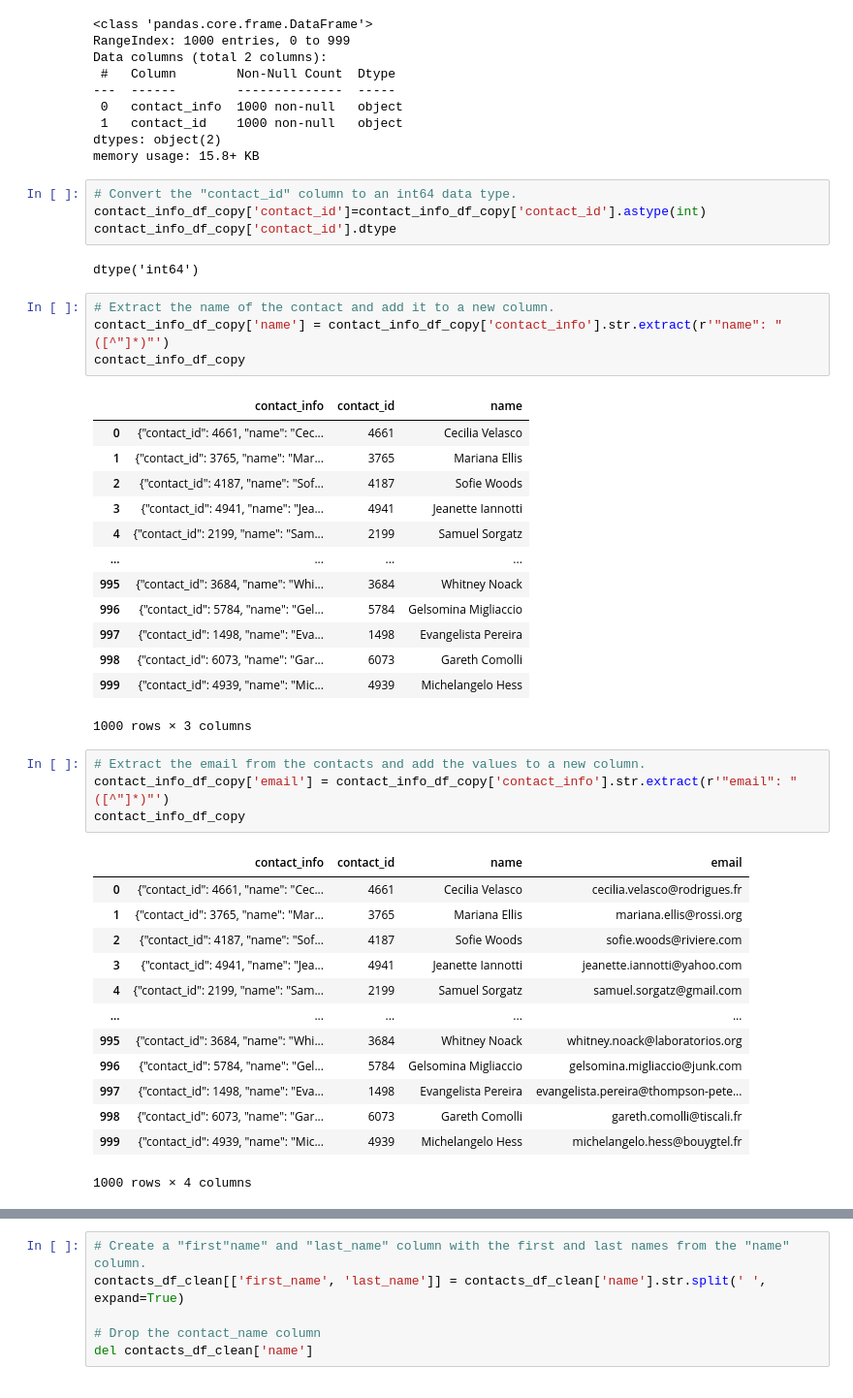
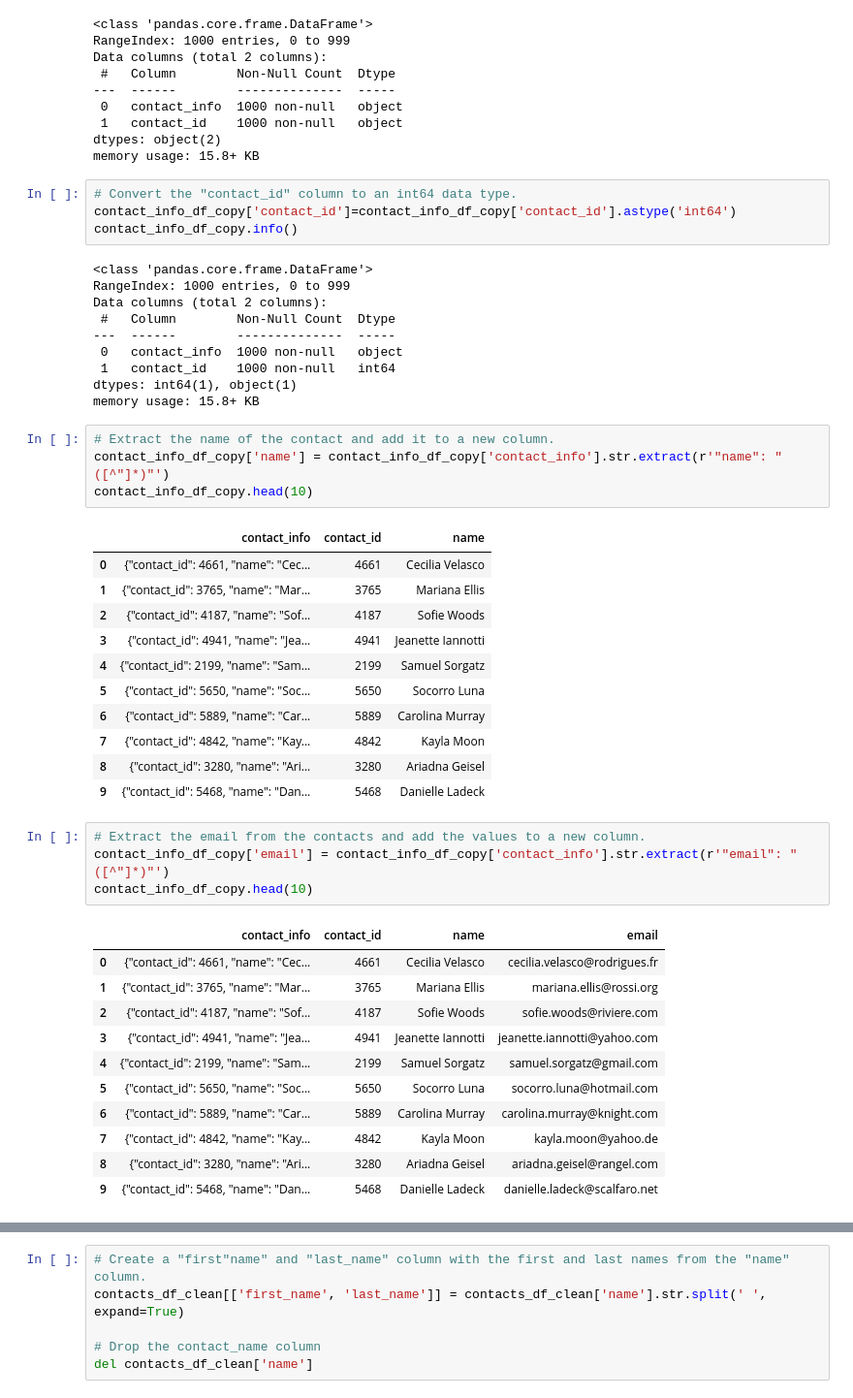
Before and after one commit to msills30/Project-2, a Jupyter notebook: ETL_Mini_Project_Starter_Code-Completed.ipynb, the cells around one changed output, grey strips where cells are left out. Shown: that part at 97% size. Drawn from its saved outputs; the diff is of its cells as text.

```diff
--- a/ETL_Mini_Project_Starter_Code-Completed.ipynb
+++ b/ETL_Mini_Project_Starter_Code-Completed.ipynb
@@ -475,14 +468,22 @@ dtypes: object(2)
 memory usage: 15.8+ KB
 # %%
 # Convert the "contact_id" column to an int64 data type.
-contact_info_df_copy['contact_id']=contact_info_df_copy['contact_id'].astype(int)
-contact_info_df_copy['contact_id'].dtype
+contact_info_df_copy['contact_id']=contact_info_df_copy['contact_id'].astype('int64')
+contact_info_df_copy.info()
 # %% [output]
-dtype('int64')
+<class 'pandas.core.frame.DataFrame'>
+RangeIndex: 1000 entries, 0 to 999
+Data columns (total 2 columns):
+ #   Column        Non-Null Count  Dtype
+---  ------        --------------  -----
+ 0   contact_info  1000 non-null   object
+ 1   contact_id    1000 non-null   int64
+dtypes: int64(1), object(1)
+memory usage: 15.8+ KB
 # %%
 # Extract the name of the contact and add it to a new column.
 contact_info_df_copy['name'] = contact_info_df_copy['contact_info'].str.extract(r'"name": "([^"]*)"')
-contact_info_df_copy
+contact_info_df_copy.head(10)
 # %% [output]
 |  | contact_info | contact_id | name |
 | 0 | {"contact_id": 4661, "name": "Cec... | 4661 | Cecilia Velasco |
@@ -490,31 +491,27 @@ contact_info_df_copy
 | 2 | {"contact_id": 4187, "name": "Sof... | 4187 | Sofie Woods |
 | 3 | {"contact_id": 4941, "name": "Jea... | 4941 | Jeanette Iannotti |
 | 4 | {"contact_id": 2199, "name": "Sam... | 2199 | Samuel Sorgatz |
-| ... | ... | ... | ... |
-| 995 | {"contact_id": 3684, "name": "Whi... | 3684 | Whitney Noack |
-| 996 | {"contact_id": 5784, "name": "Gel... | 5784 | Gelsomina Migliaccio |
-| 997 | {"contact_id": 1498, "name": "Eva... | 1498 | Evangelista Pereira |
-| 998 | {"contact_id": 6073, "name": "Gar... | 6073 | Gareth Comolli |
-| 999 | {"contact_id": 4939, "name": "Mic... | 4939 | Michelangelo Hess |
+| 5 | {"contact_id": 5650, "name": "Soc... | 5650 | Socorro Luna |
+| 6 | {"contact_id": 5889, "name": "Car... | 5889 | Carolina Murray |
+| 7 | {"contact_id": 4842, "name": "Kay... | 4842 | Kayla Moon |
+| 8 | {"contact_id": 3280, "name": "Ari... | 3280 | Ariadna Geisel |
+| 9 | {"contact_id": 5468, "name": "Dan... | 5468 | Danielle Ladeck |
-1000 rows × 3 columns
 # %%
 # Extract the email from the contacts and add the values to a new column.
 contact_info_df_copy['email'] = contact_info_df_copy['contact_info'].str.extract(r'"email": "([^"]*)"')
-contact_info_df_copy
+contact_info_df_copy.head(10)
 # %% [output]
 |  | contact_info | contact_id | name | email |
 | 0 | {"contact_id": 4661, "name": "Cec... | 4661 | Cecilia Velasco | cecilia.velasco@rodrigues.fr |
 | 1 | {"contact_id": 3765, "name": "Mar... | 3765 | Mariana Ellis | mariana.ellis@rossi.org |
 | 2 | {"contact_id": 4187, "name": "Sof... | 4187 | Sofie Woods | sofie.woods@riviere.com |
 | 3 | {"contact_id": 4941, "name": "Jea... | 4941 | Jeanette Iannotti | jeanette.iannotti@yahoo.com |
 | 4 | {"contact_id": 2199, "name": "Sam... | 2199 | Samuel Sorgatz | samuel.sorgatz@gmail.com |
-| ... | ... | ... | ... | ... |
-| 995 | {"contact_id": 3684, "name": "Whi... | 3684 | Whitney Noack | whitney.noack@laboratorios.org |
-| 996 | {"contact_id": 5784, "name": "Gel... | 5784 | Gelsomina Migliaccio | gelsomina.migliaccio@junk.com |
-| 997 | {"contact_id": 1498, "name": "Eva... | 1498 | Evangelista Pereira | evangelista.pereira@thompson-pete... |
-| 998 | {"contact_id": 6073, "name": "Gar... | 6073 | Gareth Comolli | gareth.comolli@tiscali.fr |
-| 999 | {"contact_id": 4939, "name": "Mic... | 4939 | Michelangelo Hess | michelangelo.hess@bouygtel.fr |
+| 5 | {"contact_id": 5650, "name": "Soc... | 5650 | Socorro Luna | socorro.luna@hotmail.com |
+| 6 | {"contact_id": 5889, "name": "Car... | 5889 | Carolina Murray | carolina.murray@knight.com |
+| 7 | {"contact_id": 4842, "name": "Kay... | 4842 | Kayla Moon | kayla.moon@yahoo.de |
+| 8 | {"contact_id": 3280, "name": "Ari... | 3280 | Ariadna Geisel | ariadna.geisel@rangel.com |
+| 9 | {"contact_id": 5468, "name": "Dan... | 5468 | Danielle Ladeck | danielle.ladeck@scalfaro.net |
-1000 rows × 4 columns
 # %%
 # Create a copy of the contact_info_df with the 'contact_id', 'name', 'email' columns.
 contacts_df_clean = contact_info_df_copy.copy()
```
Also changed, not shown: parts of 3 cells of this notebook.
